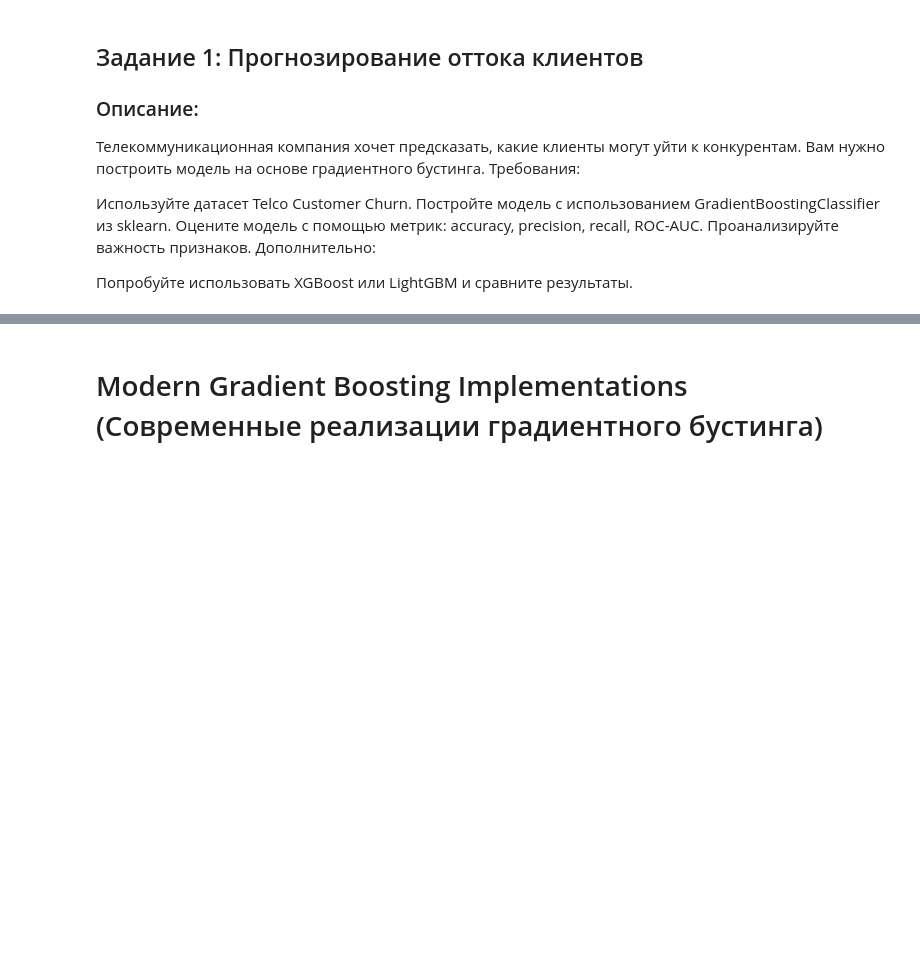
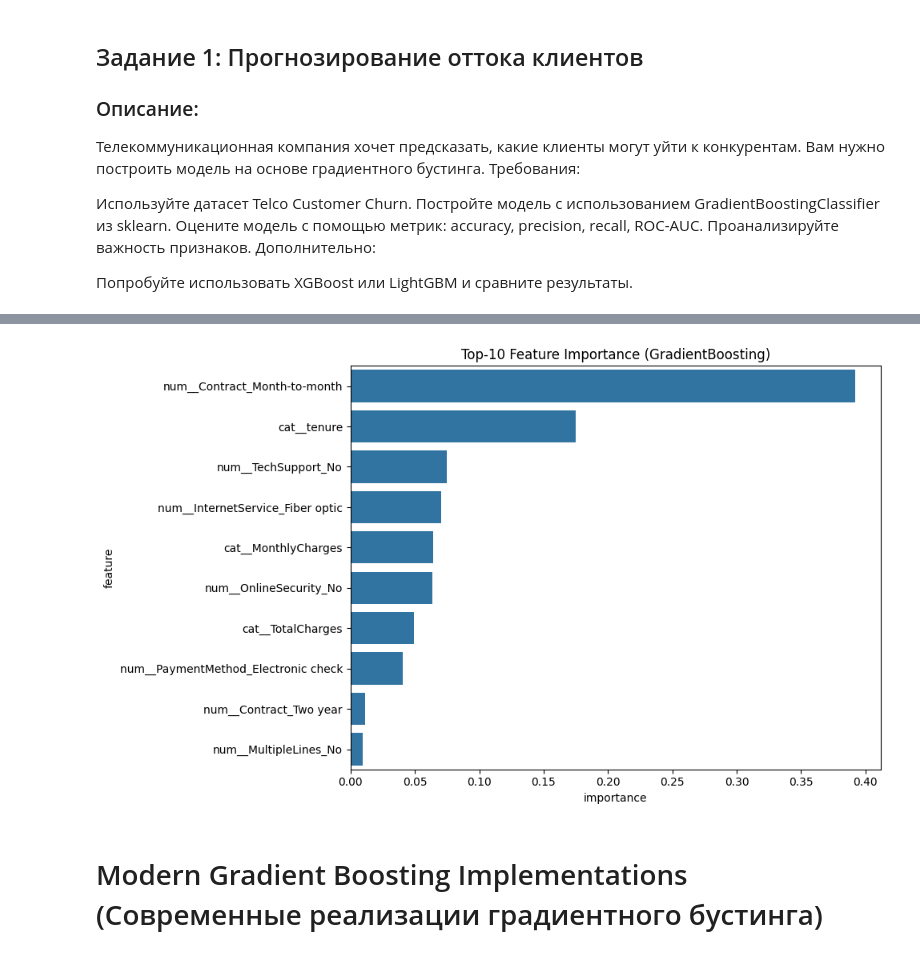
Before and after one commit to Inchimonsha/ml_practice, a Jupyter notebook: ds/ml/supervised/ensembles.ipynb, the cells around one changed output, grey strips where cells are left out. Cells and saved outputs as stored; diff of their text form; code cells hidden in the pictures; blank space fills up the shorter version.

```diff
--- a/ds/ml/supervised/ensembles.ipynb
+++ b/ds/ml/supervised/ensembles.ipynb
@@ -38,0 +307,25 @@ Stacking
+# %%
+numeric_transformer = Pipeline(steps=[
+    ("imputer", SimpleImputer(strategy="median")),
+    ("scaler", StandardScaler())
+])
+
+categorical_transformer = Pipeline(steps=[
+    ("imputer", SimpleImputer(strategy="constant", fill_value="missing")),
+    ("encoder", OneHotEncoder(handle_unknown='ignore', sparse_output=False))
+])
+
+preprocessor = ColumnTransformer([
+    ("cat", numeric_transformer, num_features),
+    ("num", categorical_transformer, cat_features)
+], remainder='passthrough')
+
+X_train_enc = preprocessor.fit_transform(X_train)
+X_test_enc = preprocessor.transform(X_test)
+# %%
+le = LabelEncoder()
+y_train_enc = le.fit_transform(y_train)
+y_test_enc = le.transform(y_test)
+# %%
+gbc = GradientBoostingClassifier(n_estimators=50, random_state=RANDOM_STATE)
+gbc.fit(X_train_enc, y_train_enc)
@@ -38,0 +396,8 @@ Stacking
+# %%
+importances = gbc.feature_importances_
+importance_df = pd.DataFrame({
+    'feature': preprocessor.get_feature_names_out(),
+    'importance': importances
+}).sort_values("importance", ascending=False).head(10)
+
+importance_df
@@ -39,3 +416,11 @@ Stacking
+# %%
+plt.figure(figsize=(10, 6))
+sns.barplot(data=importance_df.head(10), x='importance', y='feature')
+plt.title('Top-10 Feature Importance (GradientBoosting)')
+plt.tight_layout()
+plt.show()
+# %% [output]
+[figure, added]
 # %% [markdown]
 # Modern Gradient Boosting Implementations (Современные реализации градиентного бустинга)
 # %% [markdown]
```
Also changed, not shown: parts of 45 cells of this notebook, 6 other files.
